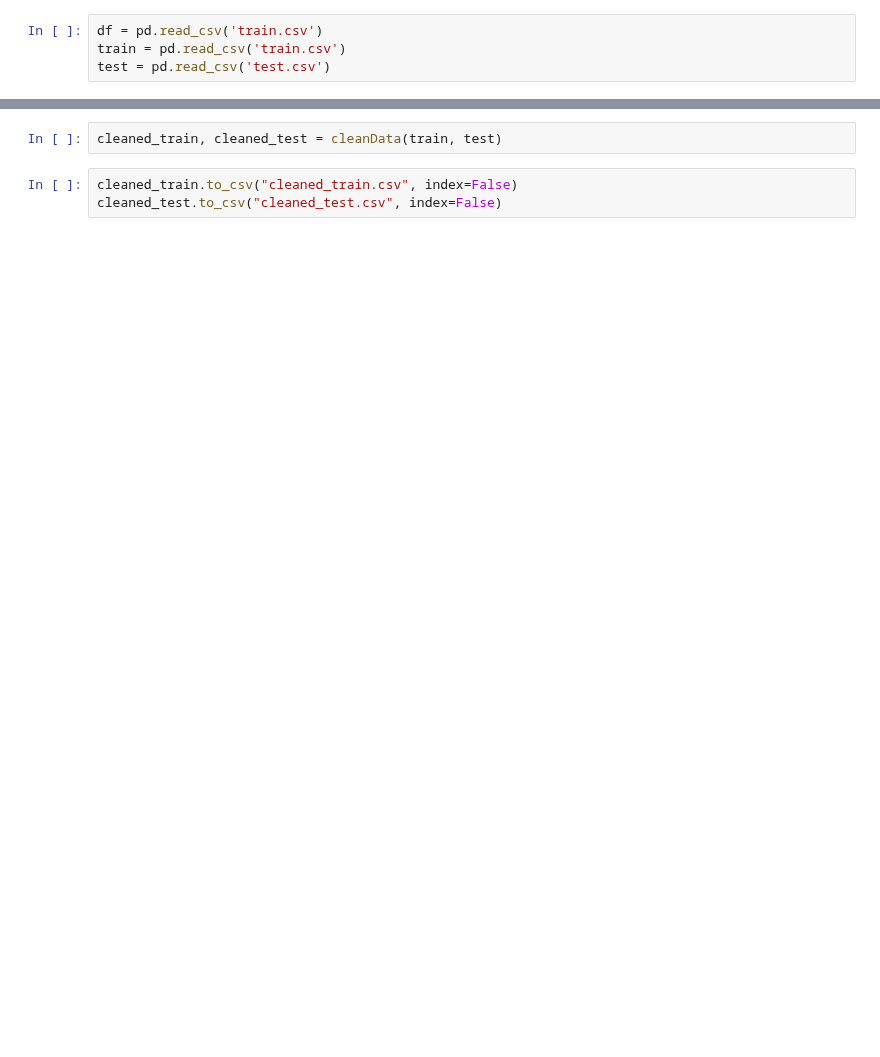
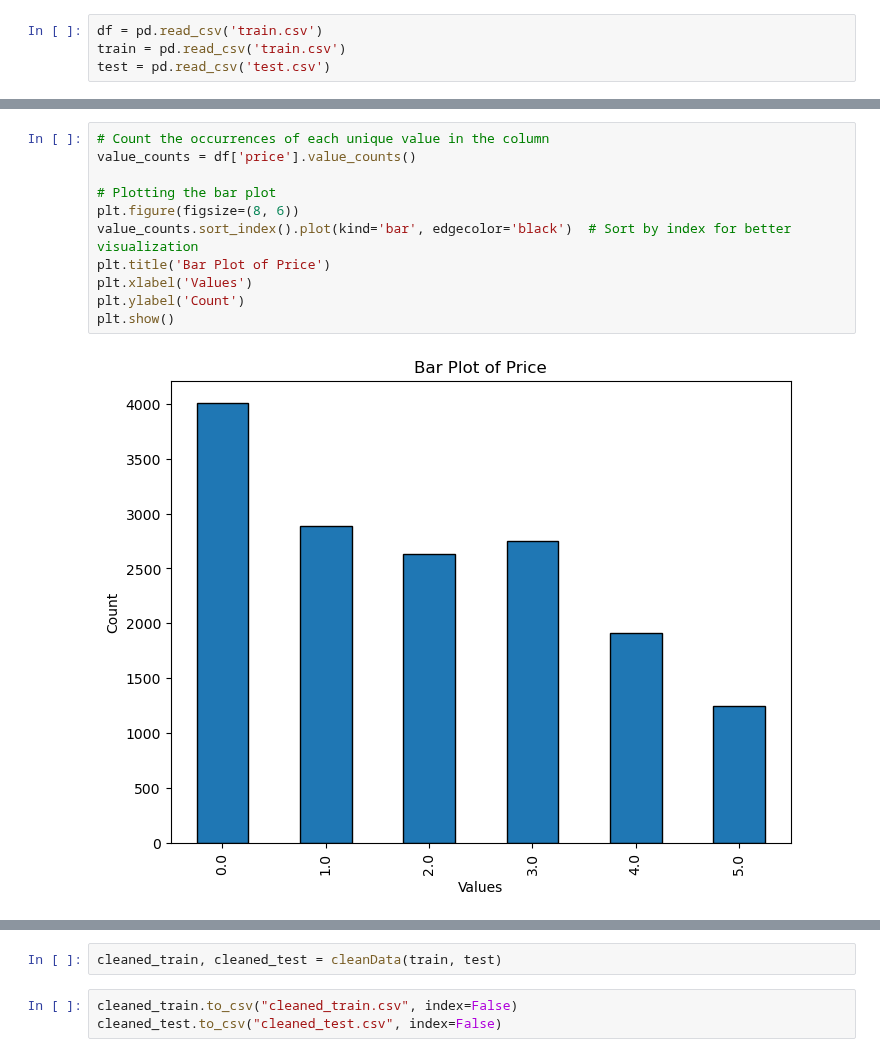
Before and after one commit to michelleeesi/kaggle, a Jupyter notebook: data_cleaning.ipynb, the cells around one changed output, grey strips where cells are left out. Saved outputs shown, nothing was run; the diff lists cells and outputs as text; blank space fills up the shorter version.

```diff
--- a/data_cleaning.ipynb
+++ b/data_cleaning.ipynb
@@ -35,0 +37,13 @@ import collections
+# %%
+# Count the occurrences of each unique value in the column
+value_counts = df['price'].value_counts()
+
+# Plotting the bar plot
+plt.figure(figsize=(8, 6))
+value_counts.sort_index().plot(kind='bar', edgecolor='black')  # Sort by index for better visualization
+plt.title('Bar Plot of Price')
+plt.xlabel('Values')
+plt.ylabel('Count')
+plt.show()
+# %% [output]
+[figure, added]
```
Also changed, not shown: parts of 14 cells of this notebook, 7 other files.
